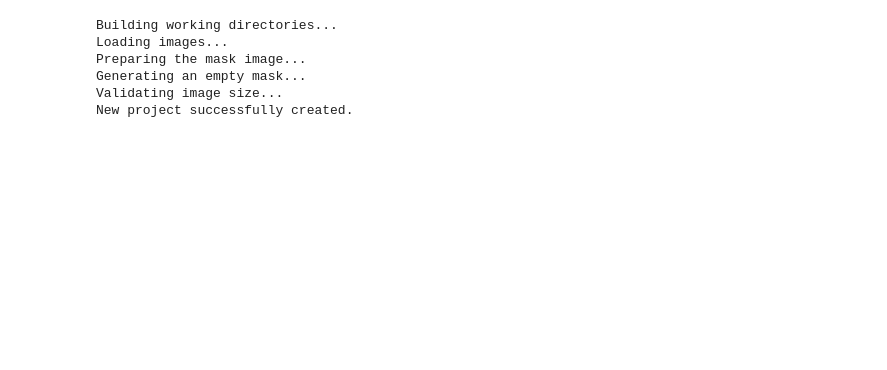
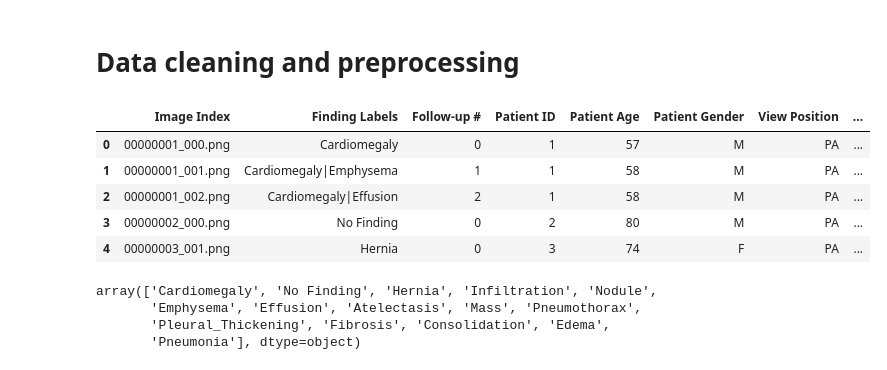
Before and after one commit to JKGu/xray, a Jupyter notebook: MainApp.ipynb, the cells around one changed output. Cells and saved outputs as stored; diff of their text form; code cells hidden in the pictures; blank space fills up the shorter version.

```diff
--- a/MainApp.ipynb
+++ b/MainApp.ipynb
@@ -4,9 +0,0 @@ from Modules.Morphing import manage as morph
-# %%
-morph.build_new_project('C:/Users/steve/Desktop/Shodor/project/xray/Modules/Morphing/sample')
-# %% [output]
-Building working directories...
-Loading images...
-Preparing the mask image...
-Generating an empty mask...
-Validating image size...
-New project successfully created.
@@ -12,0 +12,2 @@ New project successfully created.
+# %% [markdown]
+# Data cleaning and preprocessing
@@ -12,0 +16,18 @@ New project successfully created.
+# %%
+df = pd.read_csv('CXR8/Data_Entry_2017_v2020.csv')
+# %%
+df.head()
+# %% [output]
+|  | Image Index | Finding Labels | Follow-up # | Patient ID | Patient Age | Patient Gender | View Position | ... |
+| 0 | 00000001_000.png | Cardiomegaly | 0 | 1 | 57 | M | PA | ... |
+| 1 | 00000001_001.png | Cardiomegaly|Emphysema | 1 | 1 | 58 | M | PA | ... |
+| 2 | 00000001_002.png | Cardiomegaly|Effusion | 2 | 1 | 58 | M | PA | ... |
+| 3 | 00000002_000.png | No Finding | 0 | 2 | 80 | M | PA | ... |
+| 4 | 00000003_001.png | Hernia | 0 | 3 | 74 | F | PA | ... |
+# %%
+df.loc[~df['Finding Labels'].str.contains('\|')]['Finding Labels'].unique()
+# %% [output]
+array(['Cardiomegaly', 'No Finding', 'Hernia', 'Infiltration', 'Nodule',
+       'Emphysema', 'Effusion', 'Atelectasis', 'Mass', 'Pneumothorax',
+       'Pleural_Thickening', 'Fibrosis', 'Consolidation', 'Edema',
+       'Pneumonia'], dtype=object)
```
Also changed, not shown: parts of 27 cells of this notebook.
